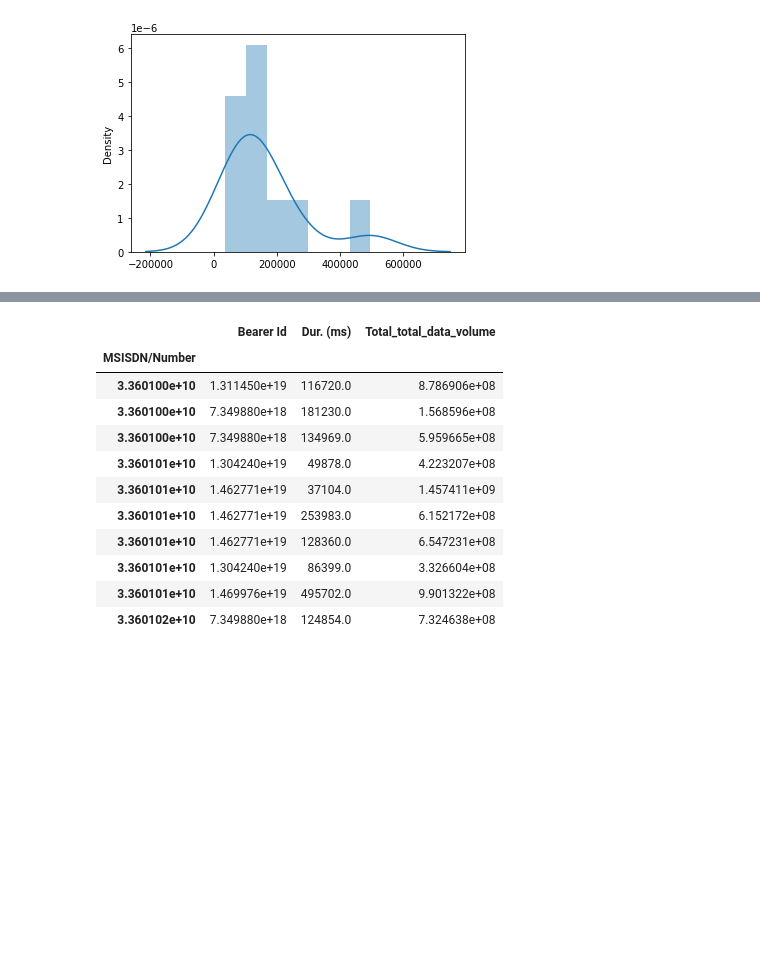
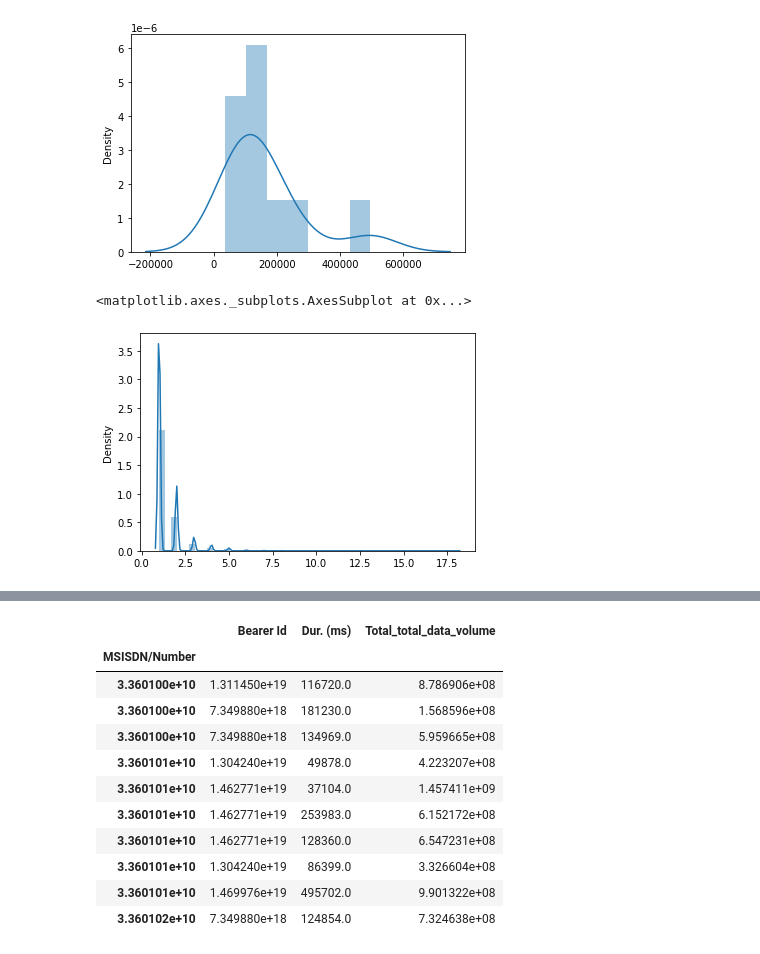
Before and after one commit to miz-ab/10xac_week_one_challenge_1, a Jupyter notebook: notebooks/week_one_challenge_one_task_1_1.ipynb, the cells around one changed output, grey strips where cells are left out. Cells and saved outputs as stored; diff of their text form; code cells hidden in the pictures; blank space fills up the shorter version.

```diff
--- a/notebooks/week_one_challenge_one_task_1_1.ipynb
+++ b/notebooks/week_one_challenge_one_task_1_1.ipynb
@@ -344,3 +364,10 @@ sns.distplot([session_duration])
 # %% [output]
 <matplotlib.axes._subplots.AxesSubplot at 0x...>
 [figure]
+# %%
+#session count distplot graph
+plt.figure()
+sns.distplot([session_count])
+# %% [output]
+<matplotlib.axes._subplots.AxesSubplot at 0x...>
+[figure, added]
```
Also changed, not shown: parts of 23 cells of this notebook.
